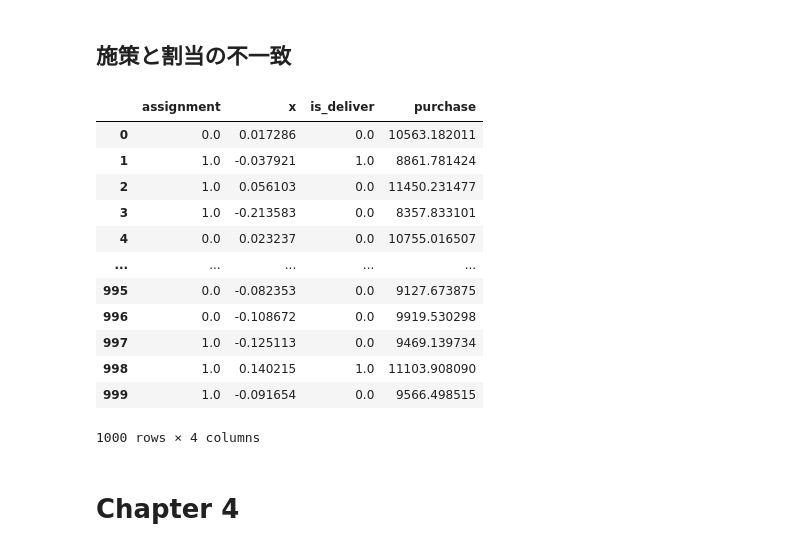
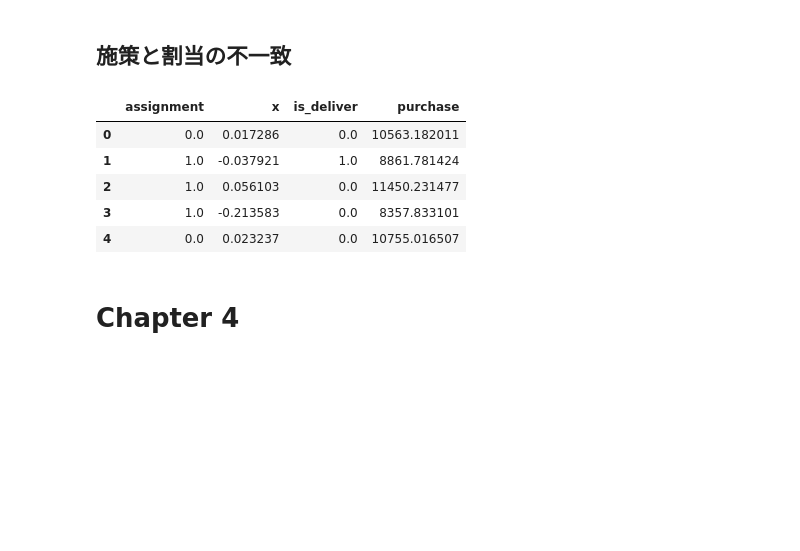
Before and after one commit to Tremendous1192/intro_to_impact_evaluation_with_python, a Jupyter notebook: notebooks/chapter0_dataset.ipynb, the cells around one changed output. Saved outputs shown, nothing was run; the diff lists cells and outputs as text; code cells hidden in the pictures; blank space fills up the shorter version.

```diff
--- a/notebooks/chapter0_dataset.ipynb
+++ b/notebooks/chapter0_dataset.ipynb
@@ -422,25 +416,18 @@ def generate_noncompliance_abtest(
 # %%
 path_noncompliance = Path("../data/ch3_noncompliance_abtest.csv")
 
 df_noncompliance = generate_noncompliance_abtest(
     n=1000, purchase_control=10000, delta=500, seed=1
 )
 df_noncompliance.to_csv(path_noncompliance, index=False)
-df_noncompliance
+df_noncompliance.head()
 # %% [output]
 |  | assignment | x | is_deliver | purchase |
 | 0 | 0.0 | 0.017286 | 0.0 | 10563.182011 |
 | 1 | 1.0 | -0.037921 | 1.0 | 8861.781424 |
 | 2 | 1.0 | 0.056103 | 0.0 | 11450.231477 |
 | 3 | 1.0 | -0.213583 | 0.0 | 8357.833101 |
 | 4 | 0.0 | 0.023237 | 0.0 | 10755.016507 |
-| ... | ... | ... | ... | ... |
-| 995 | 0.0 | -0.082353 | 0.0 | 9127.673875 |
-| 996 | 0.0 | -0.108672 | 0.0 | 9919.530298 |
-| 997 | 1.0 | -0.125113 | 0.0 | 9469.139734 |
-| 998 | 1.0 | 0.140215 | 1.0 | 11103.908090 |
-| 999 | 1.0 | -0.091654 | 0.0 | 9566.498515 |
-1000 rows × 4 columns
 # %% [markdown]
 # Chapter 4
 # %%
```
Also changed, not shown: parts of 4 cells of this notebook, 11 other files.
